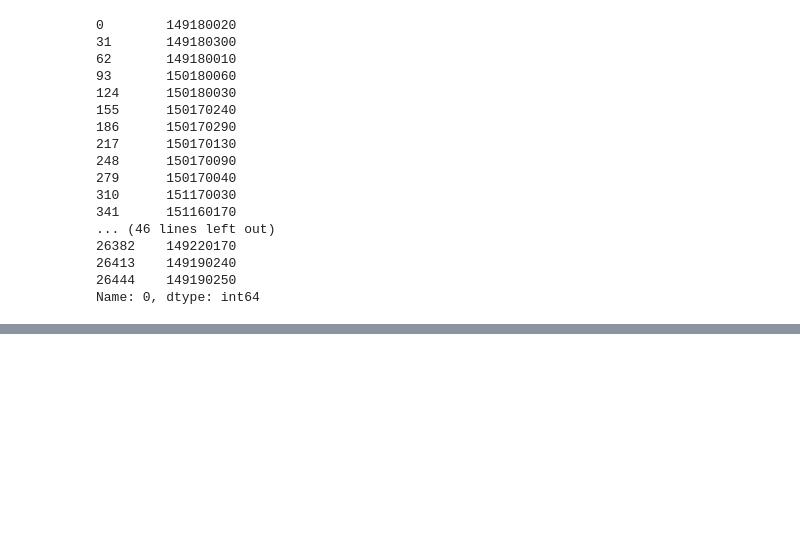
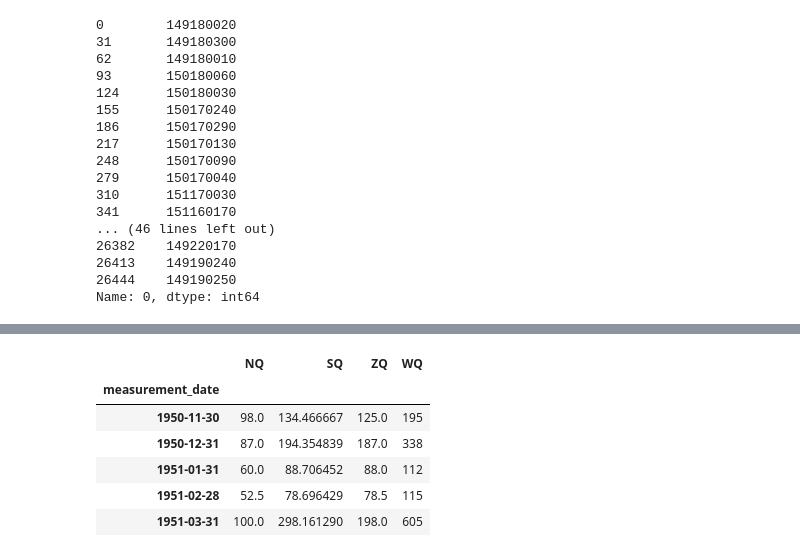
Before and after one commit to marcinkawka/OpenPogodynka, a Jupyter notebook: OpenPogodynka1.ipynb, the cells around one changed output, grey strips where cells are left out. Cells and saved outputs as stored; diff of their text form; code cells hidden in the pictures; blank space fills up the shorter version.

```diff
--- a/OpenPogodynka1.ipynb
+++ b/OpenPogodynka1.ipynb
@@ -119,0 +126,8 @@ SyntaxError: invalid syntax (<ipython-input-91-8894ffae61ae>, line 2)
+# %%
+
+df_max.columns=['WQ','WT','WW']
+df_min.columns=['NQ','NT','NW']
+df_median.columns=['ZQ','ZT','ZW']
+df_mean.columns=['SQ','ST','SW']
+
+3**10
@@ -119,0 +136,6 @@ SyntaxError: invalid syntax (<ipython-input-91-8894ffae61ae>, line 2)
+# %%
+df=pd.concat([df_max,df_min,df_median,df_mean],axis=1)
+
+mT = df[['NT','ST','ZT','WT']].copy()
+mQ = df[['NQ','SQ','ZQ','WQ']].copy()
+mW = df[['NW','SW','ZW','WW']].copy()
@@ -119,0 +152,10 @@ SyntaxError: invalid syntax (<ipython-input-91-8894ffae61ae>, line 2)
+# %%
+mQ.head()
+# %% [output]
+|  | NQ | SQ | ZQ | WQ |
+| measurement_date |  |  |  |  |
+| 1950-11-30 | 98.0 | 134.466667 | 125.0 | 195 |
+| 1950-12-31 | 87.0 | 194.354839 | 187.0 | 338 |
+| 1951-01-31 | 60.0 | 88.706452 | 88.0 | 112 |
+| 1951-02-28 | 52.5 | 78.696429 | 78.5 | 115 |
+| 1951-03-31 | 100.0 | 298.161290 | 198.0 | 605 |
```
Also changed, not shown: parts of 15 cells of this notebook, 2 other files.
